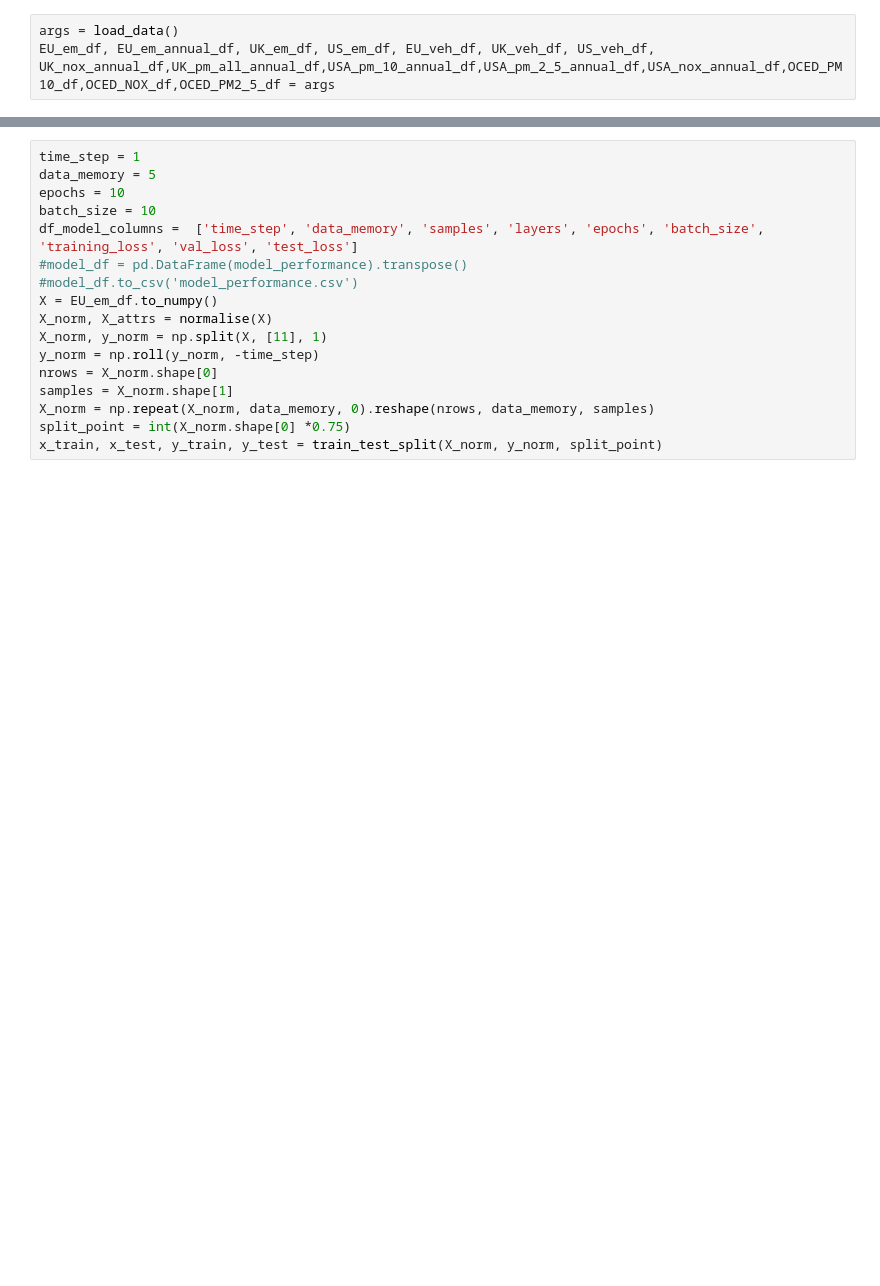
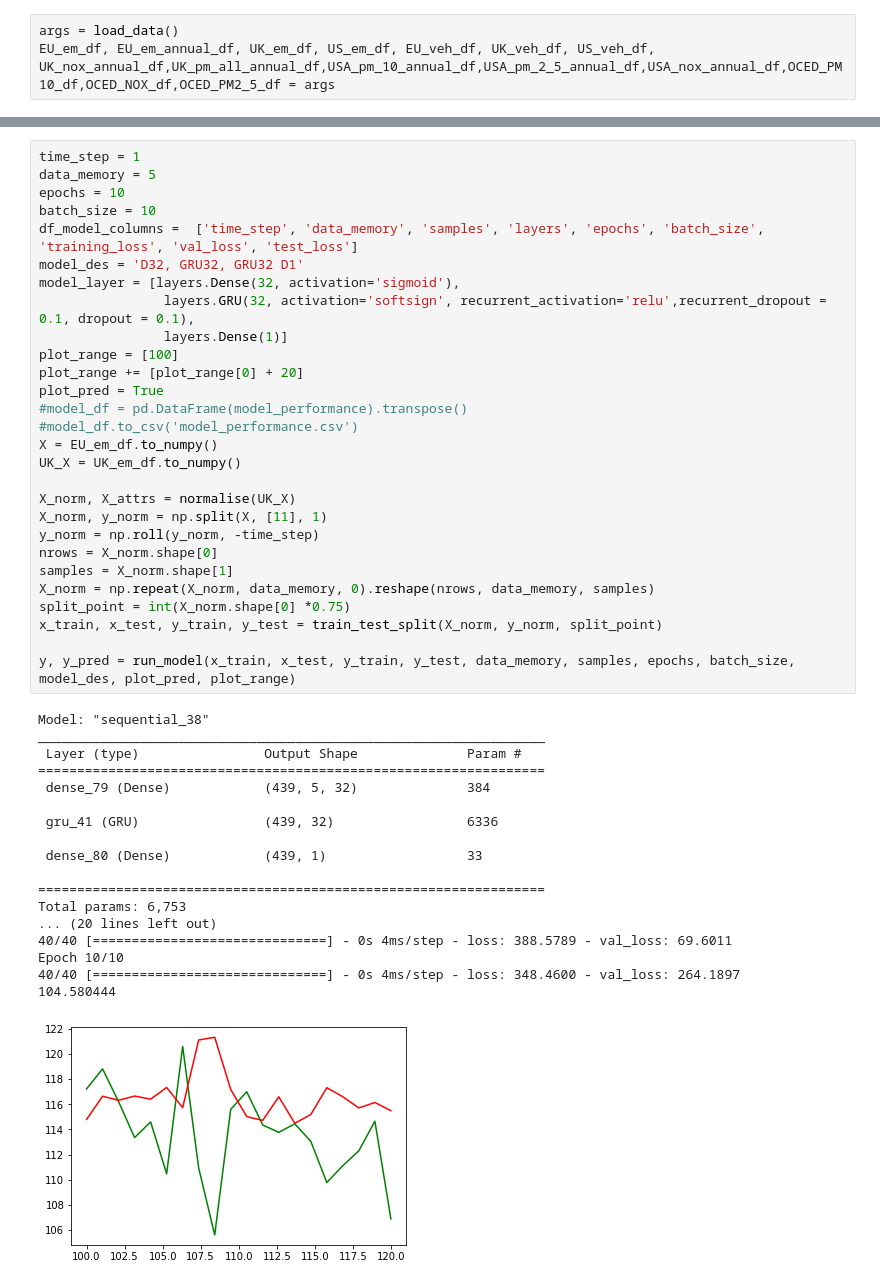
Before and after one commit to IsaacJohnEvans/EV_affect_on_emissions, a Jupyter notebook: pred.ipynb, the cells around one changed output, grey strips where cells are left out. Saved outputs shown, nothing was run; the diff lists cells and outputs as text; blank space fills up the shorter version.

```diff
--- a/pred.ipynb
+++ b/pred.ipynb
@@ -83,20 +139,50 @@ EU_em_df, EU_em_annual_df, UK_em_df, US_em_df, EU_veh_df, UK_veh_df, US_veh_df,
 # %%
 time_step = 1
 data_memory = 5
 epochs = 10
 batch_size = 10
 df_model_columns =  ['time_step', 'data_memory', 'samples', 'layers', 'epochs', 'batch_size', 'training_loss', 'val_loss', 'test_loss']
+model_des = 'D32, GRU32, GRU32 D1'
+model_layer = [layers.Dense(32, activation='sigmoid'),
+                layers.GRU(32, activation='softsign', recurrent_activation='relu',recurrent_dropout = 0.1, dropout = 0.1),
+                layers.Dense(1)]
+plot_range = [100]
+plot_range += [plot_range[0] + 20]
+plot_pred = True
 #model_df = pd.DataFrame(model_performance).transpose()
 #model_df.to_csv('model_performance.csv')
 X = EU_em_df.to_numpy()
-X_norm, X_attrs = normalise(X)
+UK_X = UK_em_df.to_numpy()
+
+X_norm, X_attrs = normalise(UK_X)
 X_norm, y_norm = np.split(X, [11], 1)
 y_norm = np.roll(y_norm, -time_step)
 nrows = X_norm.shape[0]
 samples = X_norm.shape[1]
 X_norm = np.repeat(X_norm, data_memory, 0).reshape(nrows, data_memory, samples)
 split_point = int(X_norm.shape[0] *0.75)
 x_train, x_test, y_train, y_test = train_test_split(X_norm, y_norm, split_point)
+
+y, y_pred = run_model(x_train, x_test, y_train, y_test, data_memory, samples, epochs, batch_size, model_des, plot_pred, plot_range)
+# %% [output]
+Model: "sequential_38"
+_________________________________________________________________
+ Layer (type)                Output Shape              Param #
+=================================================================
+ dense_79 (Dense)            (439, 5, 32)              384
+
+ gru_41 (GRU)                (439, 32)                 6336
+
+ dense_80 (Dense)            (439, 1)                  33
+
+=================================================================
+Total params: 6,753
+... (20 lines left out)
+40/40 [==============================] - 0s 4ms/step - loss: 388.5789 - val_loss: 69.6011
+Epoch 10/10
+40/40 [==============================] - 0s 4ms/step - loss: 348.4600 - val_loss: 264.1897
+104.580444
+[figure, added]
 # %%
 def build_model(hp):
     model = keras.Sequential()
```
Also changed, not shown: parts of 6 cells of this notebook, 25 other files.
